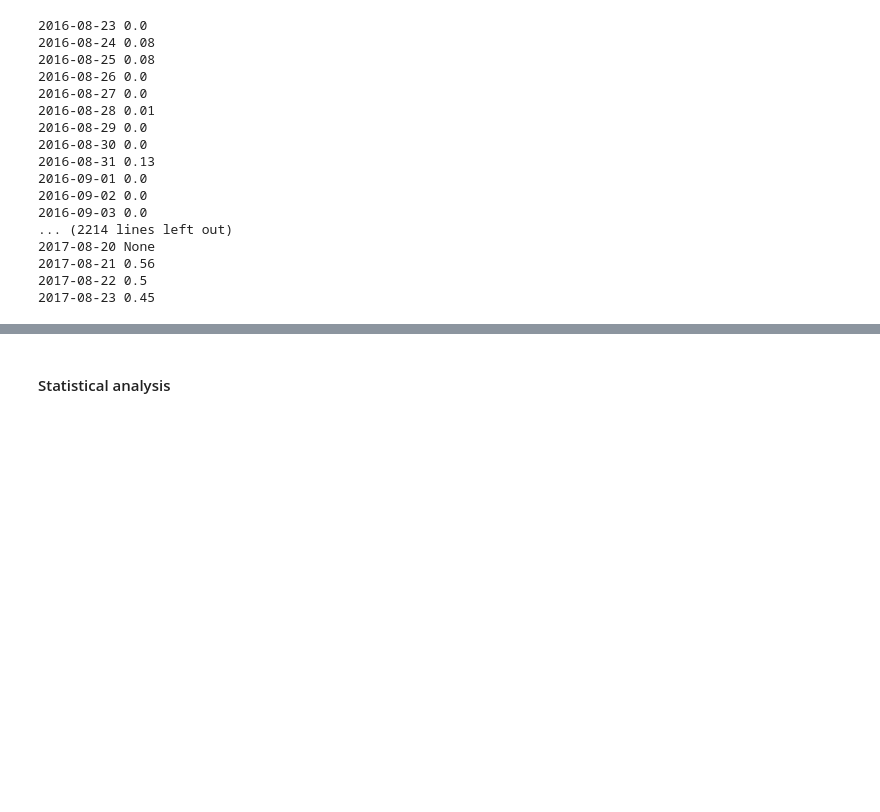
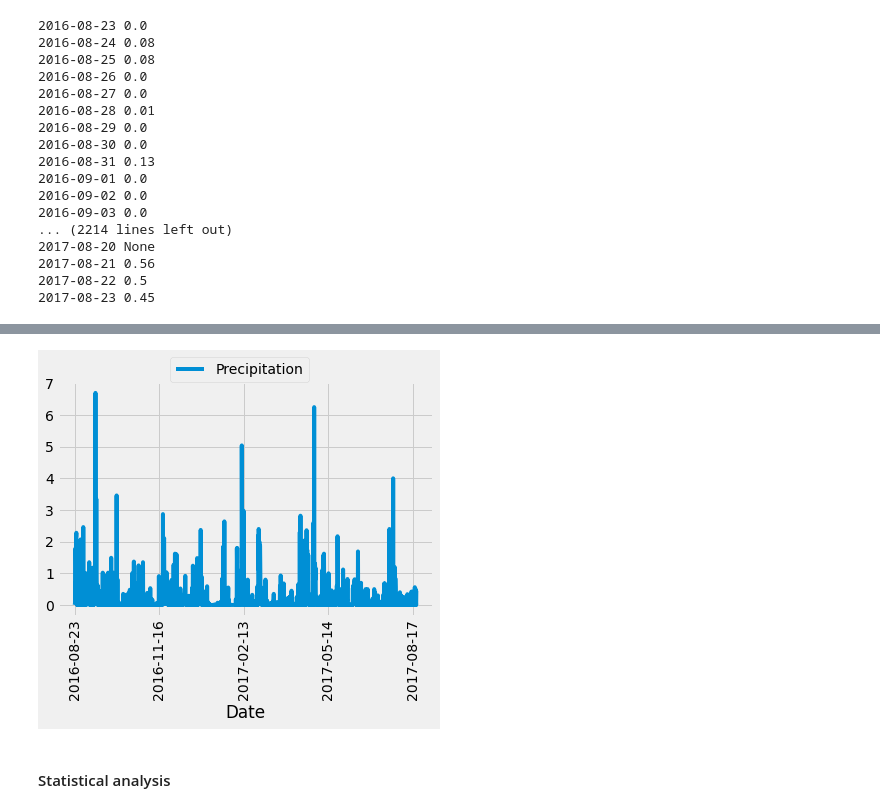
Before and after one commit to osie78/sqlalchemy-challenge, a Jupyter notebook: Untitled.ipynb, the cells around one changed output, grey strips where cells are left out. Cells and saved outputs as stored; diff of their text form; code cells hidden in the pictures; blank space fills up the shorter version.

```diff
--- a/Untitled.ipynb
+++ b/Untitled.ipynb
@@ -119,3 +114,10 @@ array([   0,    1,    2, ..., 2018, 2019, 2020])
+# %%
+prec_1y_df.plot(x='Date',y='Precipitation')
+plt.xticks(rotation='vertical')
+plt.legend(loc=(.3,1))
+plt.show()
+# %% [output]
+[figure, added]
 # %% [markdown]
 #### Statistical analysis
 # %%
```
Also changed, not shown: parts of 16 cells of this notebook.
